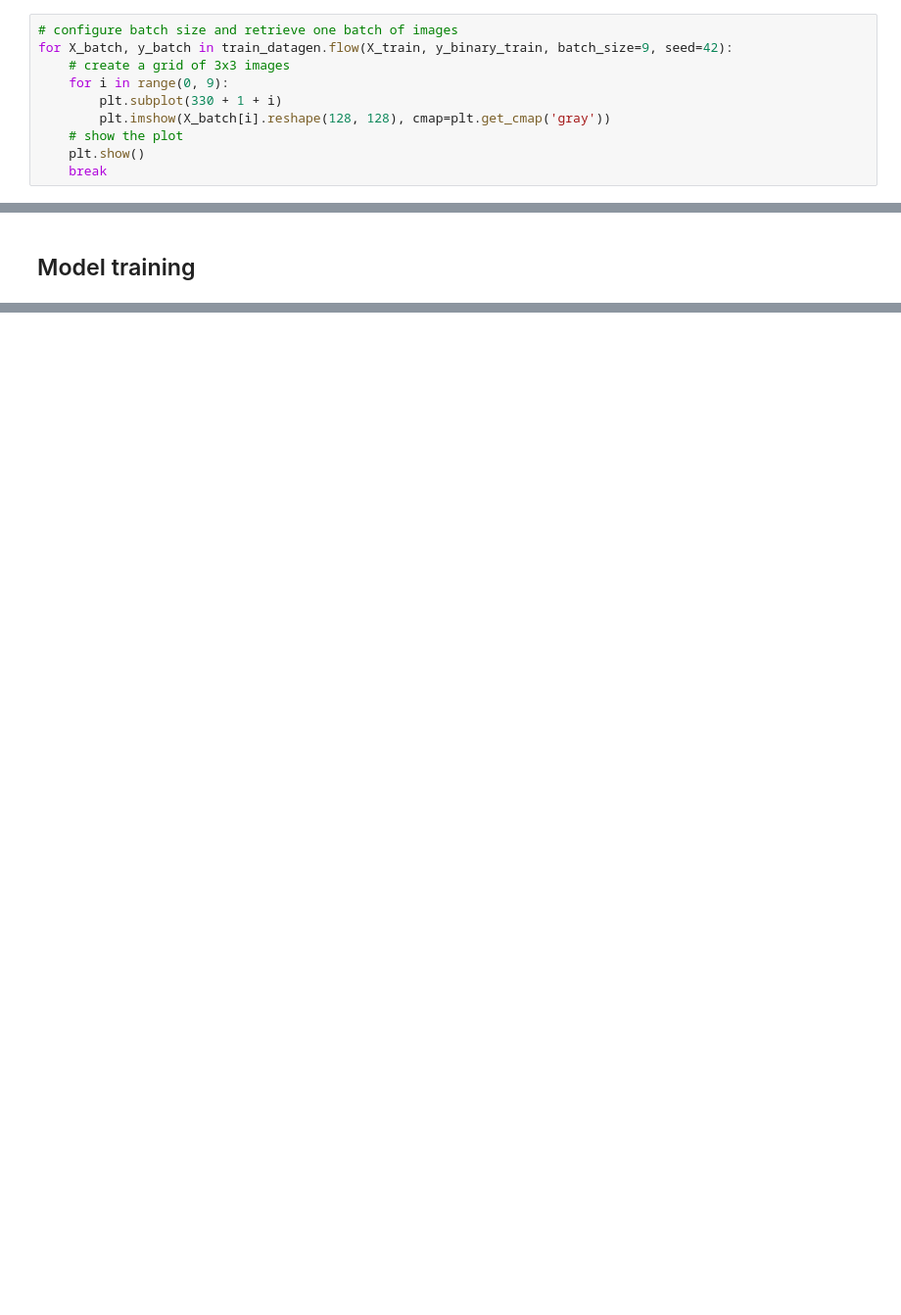
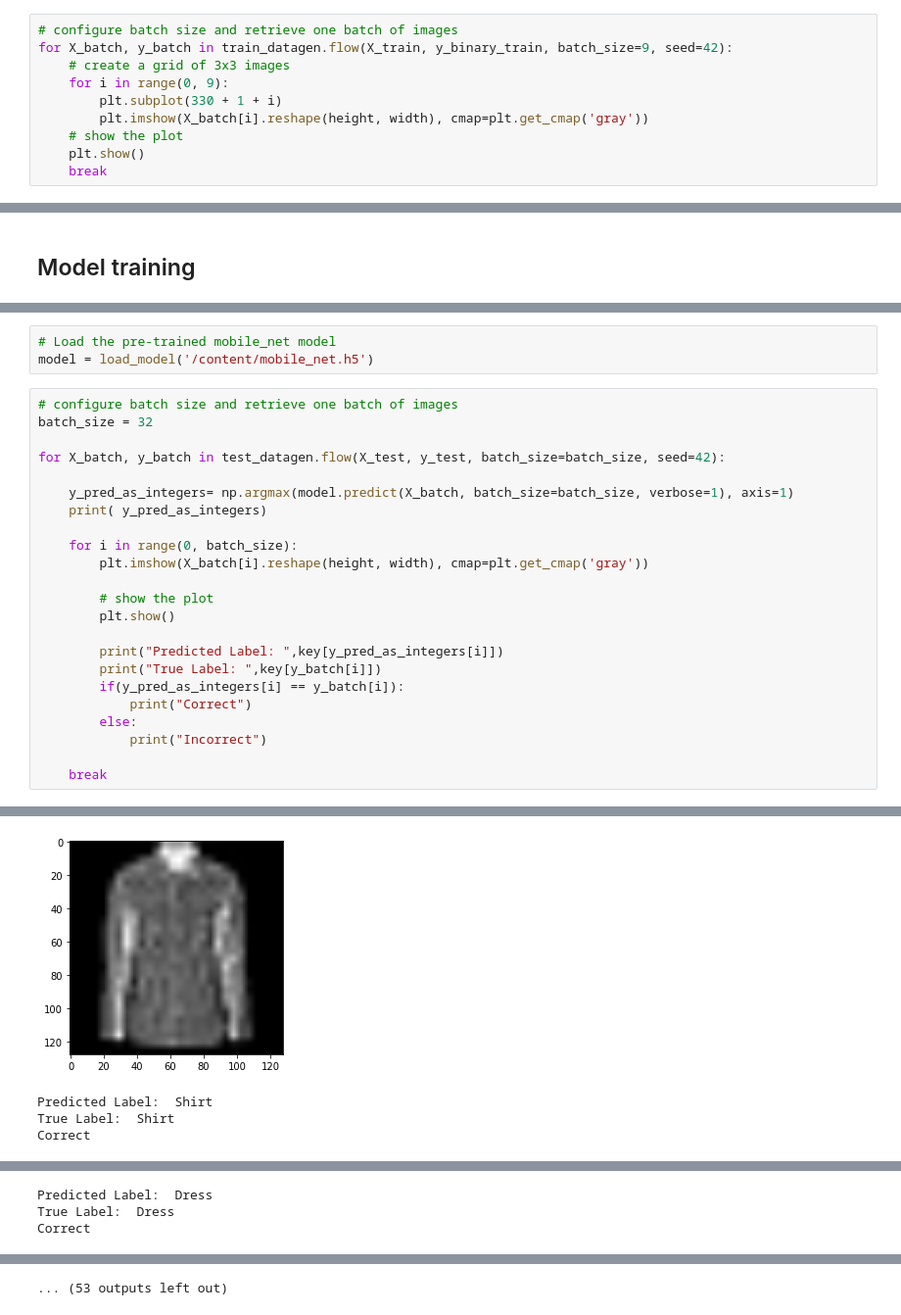
Before and after one commit to rickqiu/deep-learning, a Jupyter notebook: tensorflow2_mobilenets.ipynb, the cells around one changed output, grey strips where cells are left out. Shown at 98% size. Cells and saved outputs as stored; diff of their text form; blank space fills up the shorter version.

```diff
--- a/tensorflow2_mobilenets.ipynb
+++ b/tensorflow2_mobilenets.ipynb
@@ -62,7 +64,7 @@ for X_batch, y_batch in train_datagen.flow(X_train, y_binary_train, batch_size=9
     # create a grid of 3x3 images
     for i in range(0, 9):
         plt.subplot(330 + 1 + i)
-        plt.imshow(X_batch[i].reshape(128, 128), cmap=plt.get_cmap('gray'))
+        plt.imshow(X_batch[i].reshape(height, width), cmap=plt.get_cmap('gray'))
     # show the plot
     plt.show()
     break
@@ -166,0 +179,27 @@ plot_learning_curves(history)
+# %%
+# Load the pre-trained mobile_net model
+model = load_model('/content/mobile_net.h5')
+# %%
+# configure batch size and retrieve one batch of images
+batch_size = 32
+
+for X_batch, y_batch in test_datagen.flow(X_test, y_test, batch_size=batch_size, seed=42):
+
+    y_pred_as_integers= np.argmax(model.predict(X_batch, batch_size=batch_size, verbose=1), axis=1)
+    print( y_pred_as_integers)
+
+    for i in range(0, batch_size):
+        plt.imshow(X_batch[i].reshape(height, width), cmap=plt.get_cmap('gray'))
+
+        # show the plot
+        plt.show()
+
+        print("Predicted Label: ",key[y_pred_as_integers[i]])
+        print("True Label: ",key[y_batch[i]])
+        if(y_pred_as_integers[i] == y_batch[i]):
+            print("Correct")
+        else:
+            print("Incorrect")
+
+    break
+# %% [output]
@@ -166,0 +208,4 @@ plot_learning_curves(history)
+[figure, added]
+Predicted Label:  Shirt
+True Label:  Shirt
+Correct
@@ -166,0 +213,3 @@ plot_learning_curves(history)
+Predicted Label:  Dress
+True Label:  Dress
+Correct
@@ -166,0 +229 @@ plot_learning_curves(history)
+... (53 outputs left out)
```
Also changed, not shown: parts of 9 cells of this notebook.
